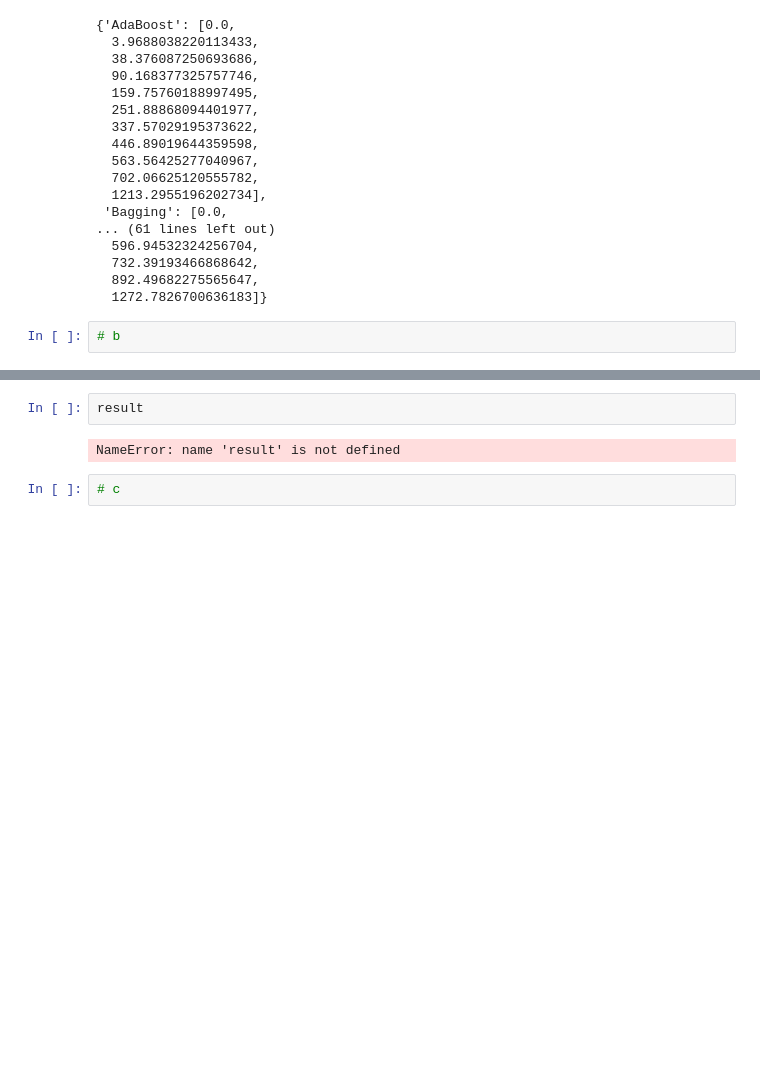
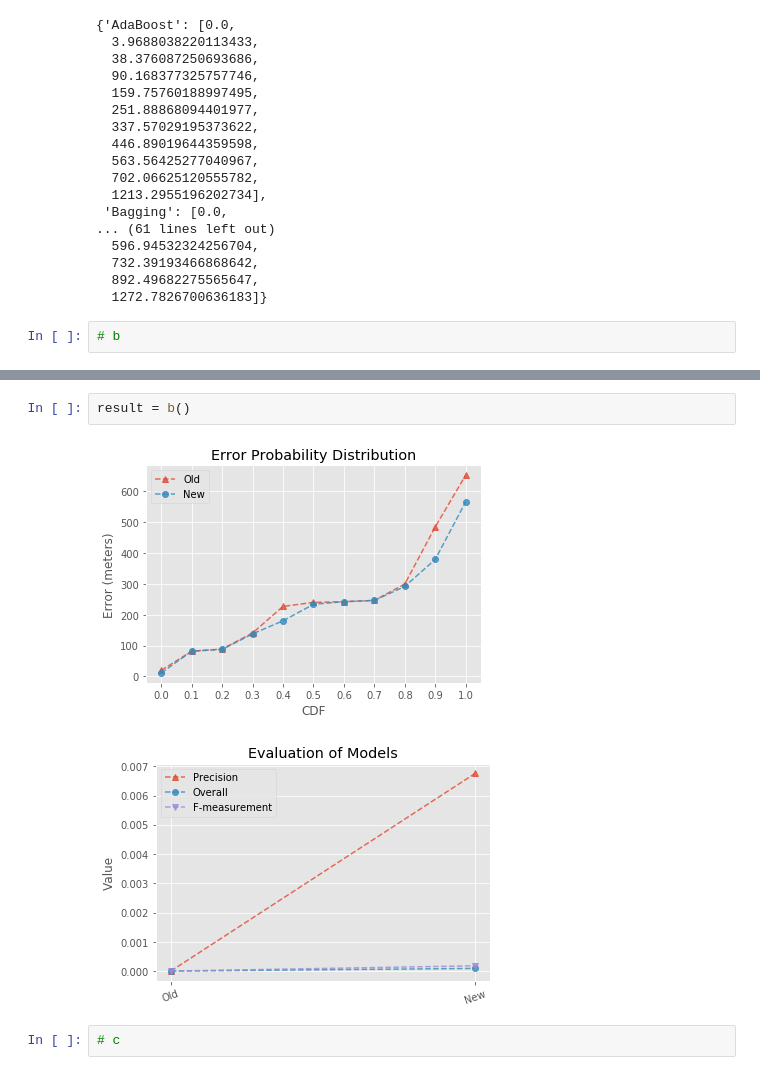
Before and after one commit to yirui-wang-0212/420235DataMining, a Jupyter notebook: hw3/1552651+hw3/q1/q1.ipynb, the cells around one changed output, grey strips where cells are left out. Saved outputs shown, nothing was run; the diff lists cells and outputs as text; blank space fills up the shorter version.

```diff
--- a/hw3/1552651+hw3/q1/q1.ipynb
+++ b/hw3/1552651+hw3/q1/q1.ipynb
@@ -578,7 +656,8 @@ def b():
 # %%
-result
+result = b()
 # %% [output]
-NameError: name 'result' is not defined
+[figure, added]
+[figure, added]
 # %%
 # c
 # %%
```
Also changed, not shown: parts of 5 cells of this notebook, 5 other files.
